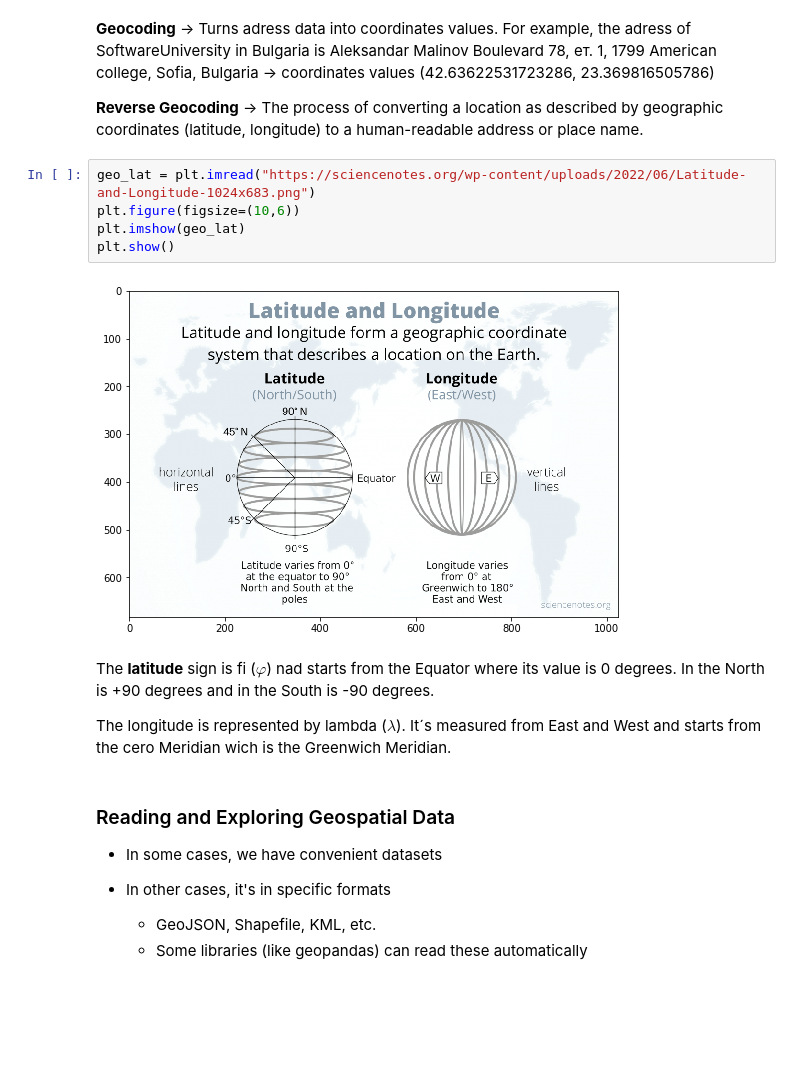
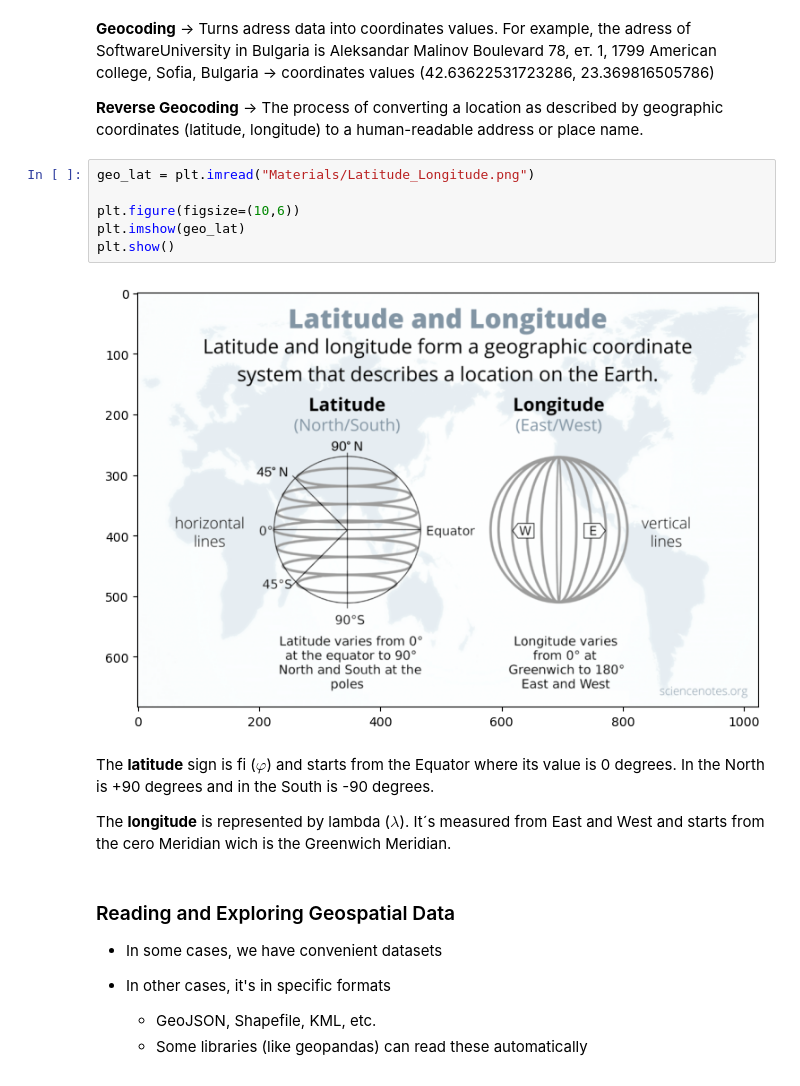
Before and after one commit to mstoychev/Data-Science-SoftwareUniversity, a Jupyter notebook: 5. Working with Spatial Data and Network Analysis/1. Class Notes/Class Notes Working with Spatial Data.ipynb, the cells around one changed output. Cells and saved outputs as stored; diff of their text form; blank space fills up the shorter version.

```diff
--- a/5. Working with Spatial Data and Network Analysis/1. Class Notes/Class Notes Working with Spatial Data.ipynb
+++ b/5. Working with Spatial Data and Network Analysis/1. Class Notes/Class Notes Working with Spatial Data.ipynb
@@ -43,16 +45,17 @@ Aleksandar Malinov Boulevard 78, eт. 1, 1799 American college, Sofia, Bulgaria
 
 **Reverse Geocoding** → The process of converting a location as described by geographic coordinates (latitude, longitude) to a human-readable address or place name.
 # %%
-geo_lat = plt.imread("https://sciencenotes.org/wp-content/uploads/2022/06/Latitude-and-Longitude-1024x683.png")
+geo_lat = plt.imread("Materials/Latitude_Longitude.png")
+
 plt.figure(figsize=(10,6))
 plt.imshow(geo_lat)
 plt.show()
 # %% [output]
-[figure, old version]
+[figure, new version]
 # %% [markdown]
-The **latitude** sign is fi ($\varphi$) nad starts from the Equator where its value is 0 degrees. In the North is +90 degrees and in the South is -90 degrees.
+The **latitude** sign is fi ($\varphi$) and starts from the Equator where its value is 0 degrees. In the North is +90 degrees and in the South is -90 degrees.
 
-The longitude is represented by lambda ($\lambda$). It´s measured from East and West and starts from the cero Meridian wich is the Greenwich Meridian.
+The **longitude** is represented by lambda ($\lambda$). It´s measured from East and West and starts from the cero Meridian wich is the Greenwich Meridian.
 # %% [markdown]
 ### Reading and Exploring Geospatial Data
 * In some cases, we have convenient datasets
```
Also changed, not shown: parts of 17 cells of this notebook.
